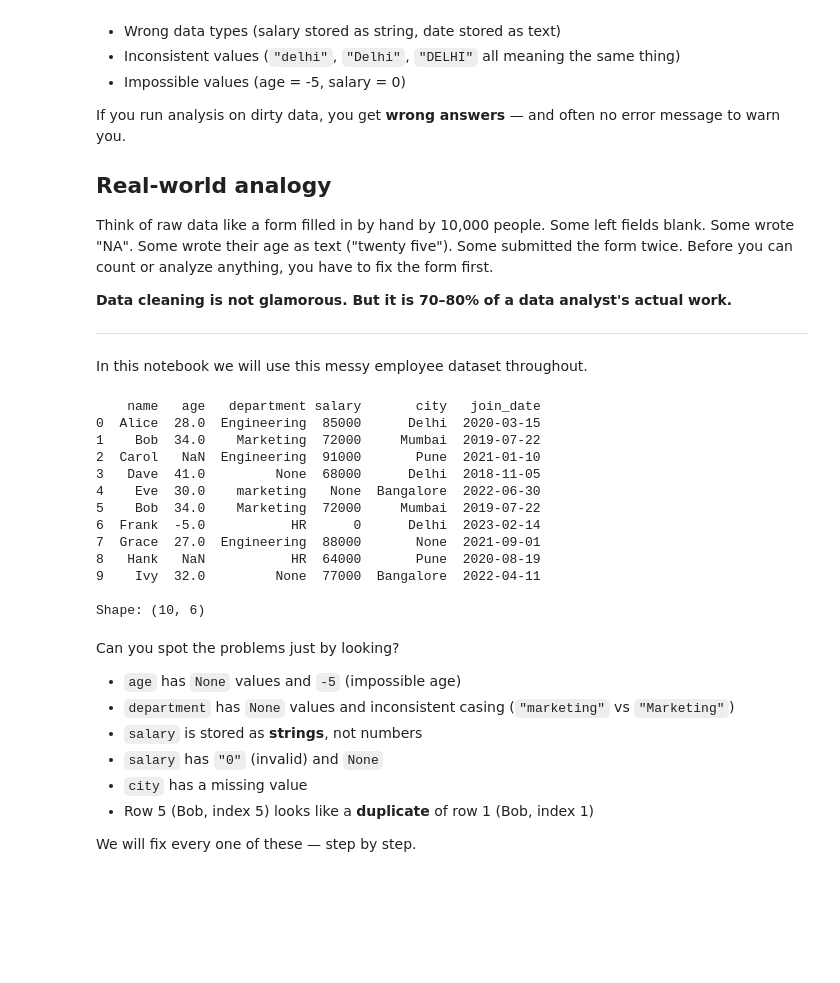
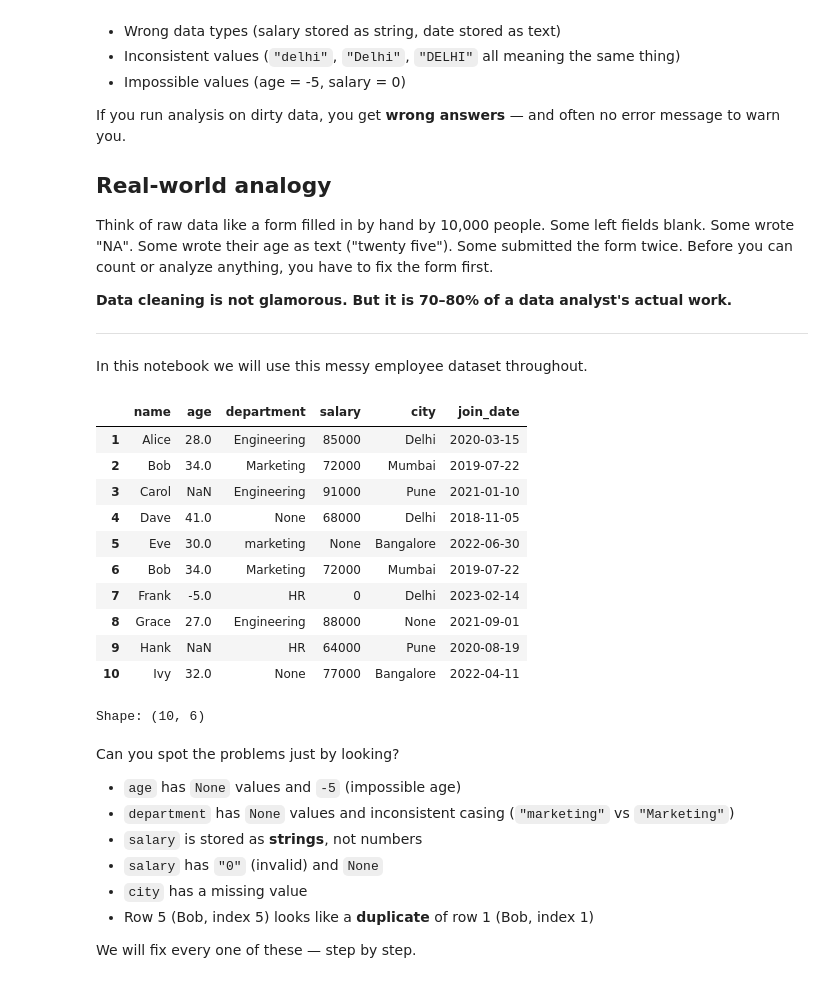
Before and after one commit to abhishekkatewaofficial-lab/Machine-Learning, a Jupyter notebook: Notes/Pandas/2. Intermediate/03_data_cleaning.ipynb, the cells around one changed output. Saved outputs shown, nothing was run; the diff lists cells and outputs as text; code cells hidden in the pictures; blank space fills up the shorter version.

```diff
--- a/Notes/Pandas/2. Intermediate/03_data_cleaning.ipynb
+++ b/Notes/Pandas/2. Intermediate/03_data_cleaning.ipynb
@@ -49,34 +49,35 @@ In this notebook we will use this messy employee dataset throughout.
 # %%
 import pandas as pd
 import numpy as np
 
 # This dataset has intentional problems — we will fix them one by one
 raw_data = {
     "name":       ["Alice", "Bob", "Carol", "Dave", "Eve", "Bob", "Frank", "Grace", "Hank", "Ivy"],
     "age":        [28, 34, None, 41, 30, 34, -5, 27, None, 32],
     "department": ["Engineering", "Marketing", "Engineering", None, "marketing", "Marketing", "HR", "Engineering", "HR", None],
     "salary":     ["85000", "72000", "91000", "68000", None, "72000", "0", "88000", "64000", "77000"],
     "city":       ["Delhi", "Mumbai", "Pune", "Delhi", "Bangalore", "Mumbai", "Delhi", None, "Pune", "Bangalore"],
     "join_date":  ["2020-03-15", "2019-07-22", "2021-01-10", "2018-11-05", "2022-06-30",
                    "2019-07-22", "2023-02-14", "2021-09-01", "2020-08-19", "2022-04-11"],
 }
 
-df = pd.DataFrame(raw_data)
-print(df)
+length = len(raw_data)
+df = pd.DataFrame(data=raw_data,
+                  index = range(1,len(raw_data['name'])+1))
+display(df)
 print("\nShape:", df.shape)
 # %% [output]
+|  | name | age | department | salary | city | join_date |
+| 1 | Alice | 28.0 | Engineering | 85000 | Delhi | 2020-03-15 |
+| 2 | Bob | 34.0 | Marketing | 72000 | Mumbai | 2019-07-22 |
+| 3 | Carol | NaN | Engineering | 91000 | Pune | 2021-01-10 |
+| 4 | Dave | 41.0 | None | 68000 | Delhi | 2018-11-05 |
+| 5 | Eve | 30.0 | marketing | None | Bangalore | 2022-06-30 |
+| 6 | Bob | 34.0 | Marketing | 72000 | Mumbai | 2019-07-22 |
+| 7 | Frank | -5.0 | HR | 0 | Delhi | 2023-02-14 |
+| 8 | Grace | 27.0 | Engineering | 88000 | None | 2021-09-01 |
+| 9 | Hank | NaN | HR | 64000 | Pune | 2020-08-19 |
+| 10 | Ivy | 32.0 | None | 77000 | Bangalore | 2022-04-11 |
-    name   age   department salary       city   join_date
-0  Alice  28.0  Engineering  85000      Delhi  2020-03-15
-1    Bob  34.0    Marketing  72000     Mumbai  2019-07-22
-2  Carol   NaN  Engineering  91000       Pune  2021-01-10
-3   Dave  41.0         None  68000      Delhi  2018-11-05
-4    Eve  30.0    marketing   None  Bangalore  2022-06-30
-5    Bob  34.0    Marketing  72000     Mumbai  2019-07-22
-6  Frank  -5.0           HR      0      Delhi  2023-02-14
-7  Grace  27.0  Engineering  88000       None  2021-09-01
-8   Hank   NaN           HR  64000       Pune  2020-08-19
-9    Ivy  32.0         None  77000  Bangalore  2022-04-11
-
 Shape: (10, 6)
 # %% [markdown]
 Can you spot the problems just by looking?
```
Also changed, not shown: parts of 40 cells of this notebook, 1 other file.
